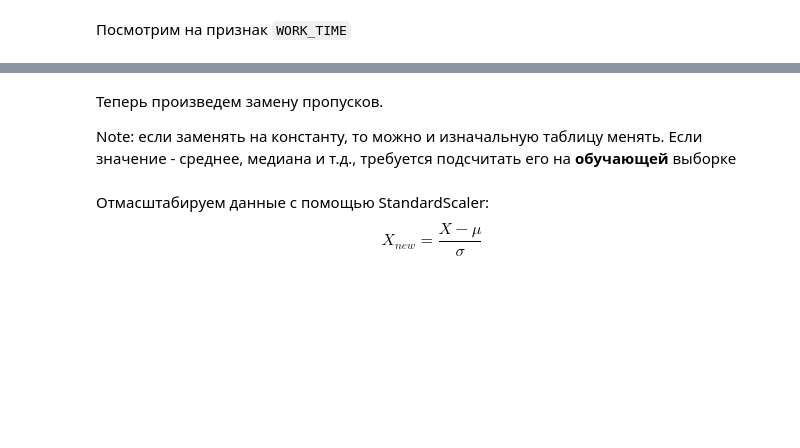
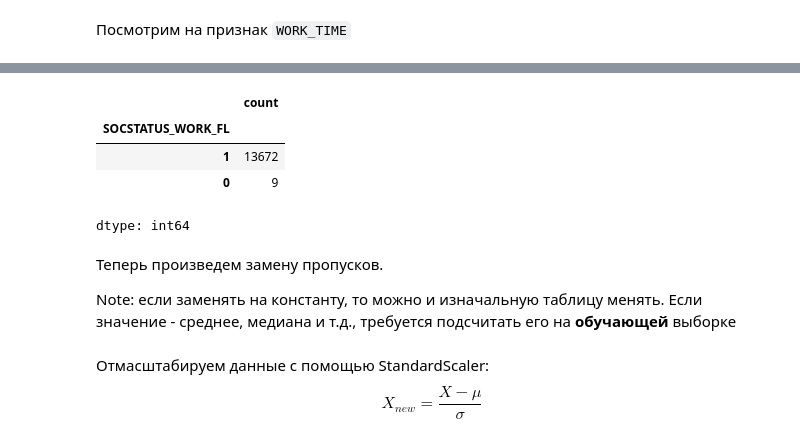
Before and after one commit to hse-ds/ml-hse-nes, a Jupyter notebook: 2024/seminars/seminar05/seminar05_quality_sol.ipynb, the cells around one changed output, grey strips where cells are left out. Drawn from its saved outputs; the diff is of its cells as text; code cells hidden in the pictures; blank space fills up the shorter version.

```diff
--- a/2024/seminars/seminar05/seminar05_quality_sol.ipynb
+++ b/2024/seminars/seminar05/seminar05_quality_sol.ipynb
@@ -144,3 +230,12 @@ data_num.isna().sum().sort_values(ascending=False)
+# %%
+#Если не nan, то у большинства людей будет статус работающего (и, возможно, есть 9 ошибок-пропусков, или люди работают, но не оф.)
+data_num[~data_num['WORK_TIME'].isna()]['SOCSTATUS_WORK_FL'].value_counts()
+# %% [output]
+|  | count |
+| SOCSTATUS_WORK_FL |  |
+| 1 | 13672 |
+| 0 | 9 |
+dtype: int64
 # %% [markdown]
 Теперь произведем замену пропусков.
 
```
Also changed, not shown: parts of 31 cells of this notebook.
